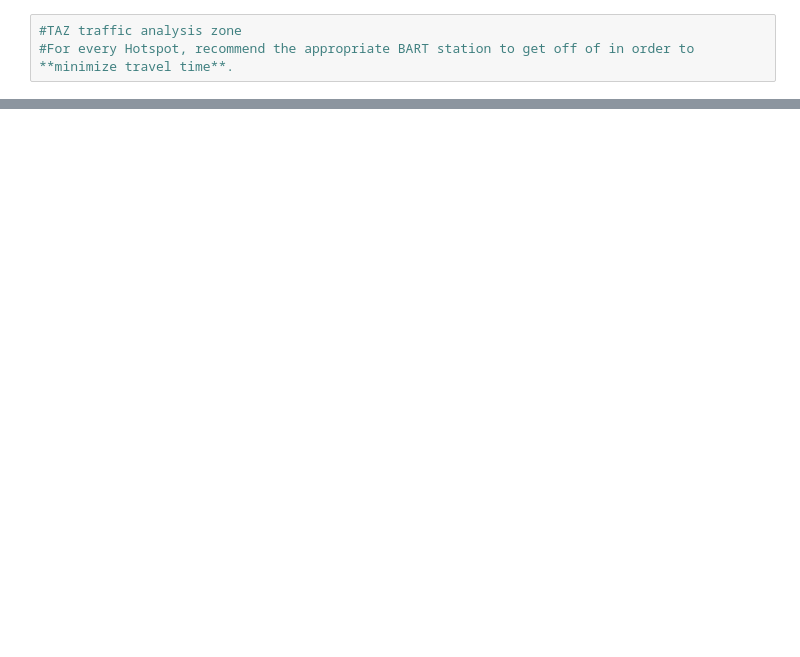
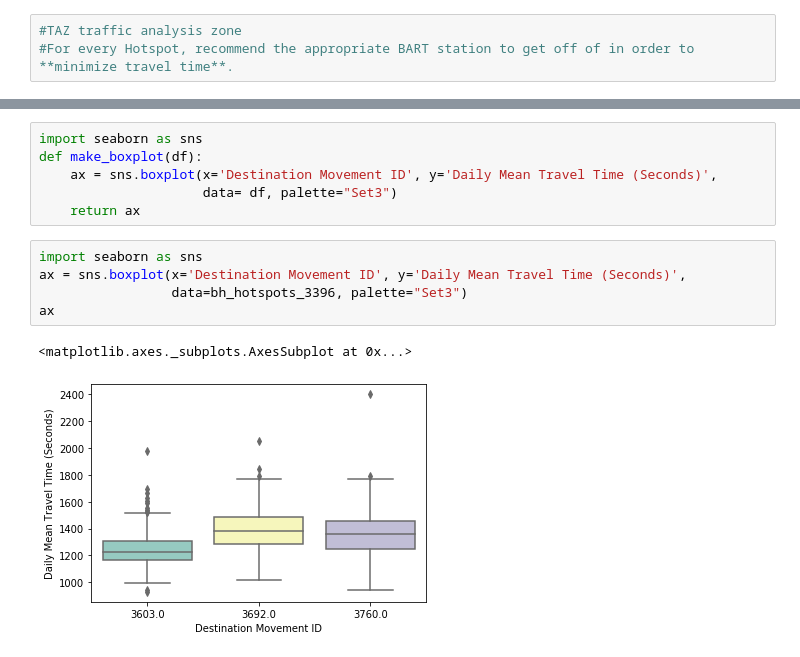
Before and after one commit to annsudhart/DataHacks2020, a Jupyter notebook: Datahacks 2020.ipynb, the cells around one changed output, grey strips where cells are left out. Drawn from its saved outputs; the diff is of its cells as text; blank space fills up the shorter version.

```diff
--- a/Datahacks 2020.ipynb
+++ b/Datahacks 2020.ipynb
@@ -452,3 +391,17 @@ a
+# %%
+import seaborn as sns
+def make_boxplot(df):
+    ax = sns.boxplot(x='Destination Movement ID', y='Daily Mean Travel Time (Seconds)',
+                     data= df, palette="Set3")
+    return ax
+# %%
+import seaborn as sns
+ax = sns.boxplot(x='Destination Movement ID', y='Daily Mean Travel Time (Seconds)',
+                 data=bh_hotspots_3396, palette="Set3")
+ax
+# %% [output]
+<matplotlib.axes._subplots.AxesSubplot at 0x...>
+[figure, added]
 # %%
 b = make_boxplot(bh_hotspots_3792)
 b
```
Also changed, not shown: parts of 52 cells of this notebook.
